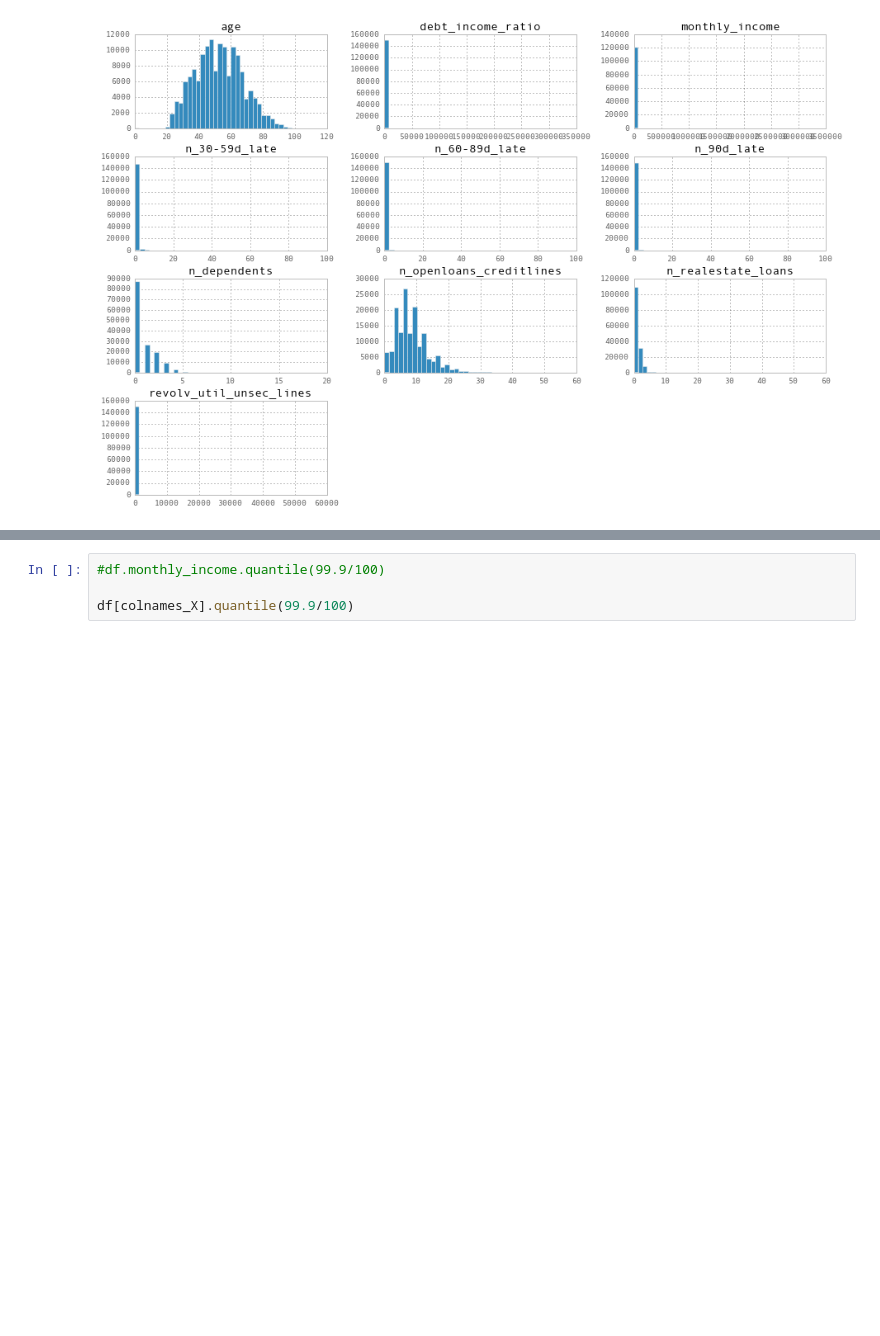
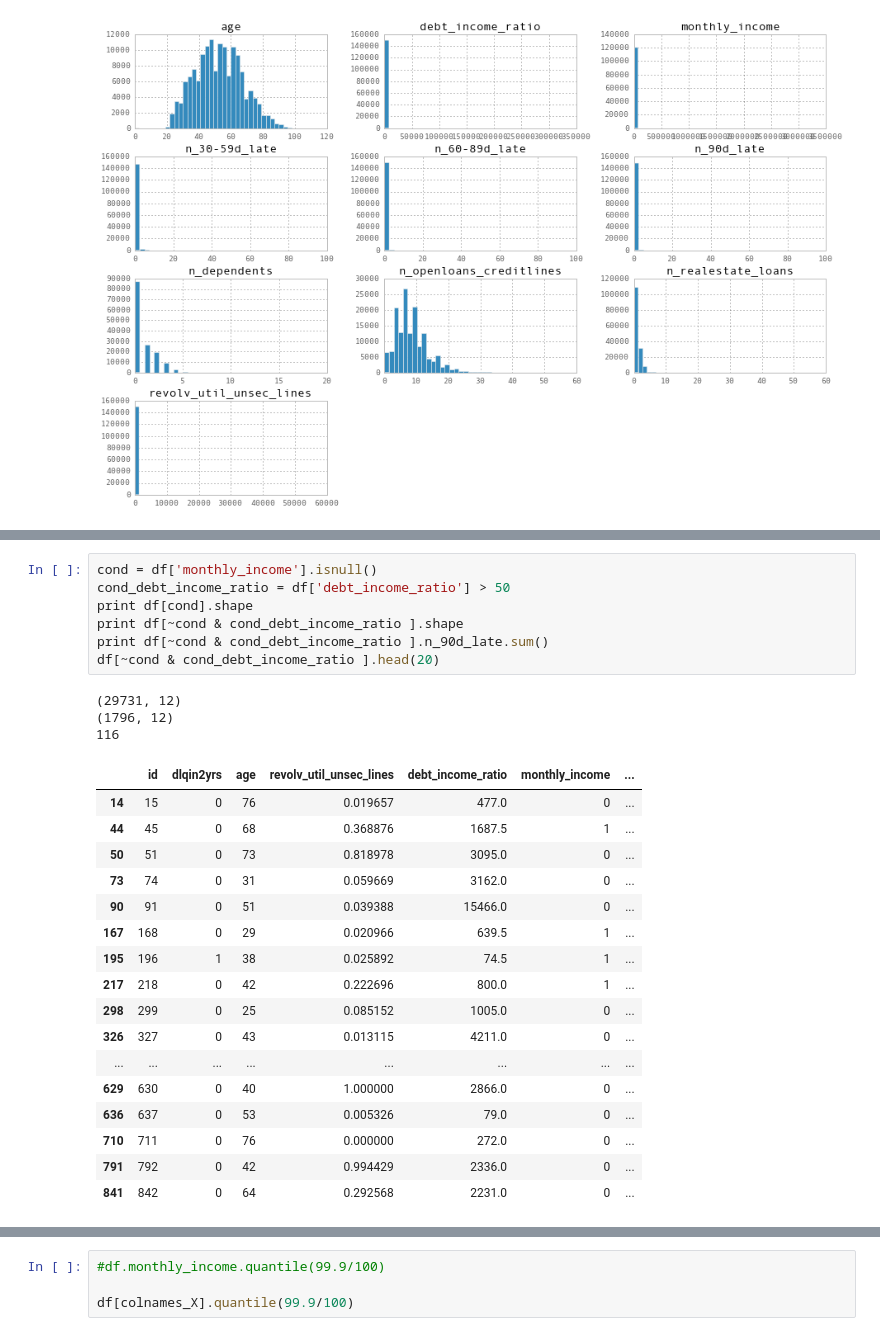
Before and after one commit to joyce-duan/ml_cases, a Jupyter notebook: give_me_some_credit/EDA.ipynb, the cells around one changed output, grey strips where cells are left out. Saved outputs shown, nothing was run; the diff lists cells and outputs as text; blank space fills up the shorter version.

```diff
--- a/give_me_some_credit/EDA.ipynb
+++ b/give_me_some_credit/EDA.ipynb
@@ -117,0 +242,28 @@ plt.show()
+# %%
+cond = df['monthly_income'].isnull()
+cond_debt_income_ratio = df['debt_income_ratio'] > 50
+print df[cond].shape
+print df[~cond & cond_debt_income_ratio ].shape
+print df[~cond & cond_debt_income_ratio ].n_90d_late.sum()
+df[~cond & cond_debt_income_ratio ].head(20)
+# %% [output]
+(29731, 12)
+(1796, 12)
+116
+|  | id | dlqin2yrs | age | revolv_util_unsec_lines | debt_income_ratio | monthly_income | ... |
+| 14 | 15 | 0 | 76 | 0.019657 | 477.0 | 0 | ... |
+| 44 | 45 | 0 | 68 | 0.368876 | 1687.5 | 1 | ... |
+| 50 | 51 | 0 | 73 | 0.818978 | 3095.0 | 0 | ... |
+| 73 | 74 | 0 | 31 | 0.059669 | 3162.0 | 0 | ... |
+| 90 | 91 | 0 | 51 | 0.039388 | 15466.0 | 0 | ... |
+| 167 | 168 | 0 | 29 | 0.020966 | 639.5 | 1 | ... |
+| 195 | 196 | 1 | 38 | 0.025892 | 74.5 | 1 | ... |
+| 217 | 218 | 0 | 42 | 0.222696 | 800.0 | 1 | ... |
+| 298 | 299 | 0 | 25 | 0.085152 | 1005.0 | 0 | ... |
+| 326 | 327 | 0 | 43 | 0.013115 | 4211.0 | 0 | ... |
+| ... | ... | ... | ... | ... | ... | ... | ... |
+| 629 | 630 | 0 | 40 | 1.000000 | 2866.0 | 0 | ... |
+| 636 | 637 | 0 | 53 | 0.005326 | 79.0 | 0 | ... |
+| 710 | 711 | 0 | 76 | 0.000000 | 272.0 | 0 | ... |
+| 791 | 792 | 0 | 42 | 0.994429 | 2336.0 | 0 | ... |
+| 841 | 842 | 0 | 64 | 0.292568 | 2231.0 | 0 | ... |
```
Also changed, not shown: parts of 26 cells of this notebook.
